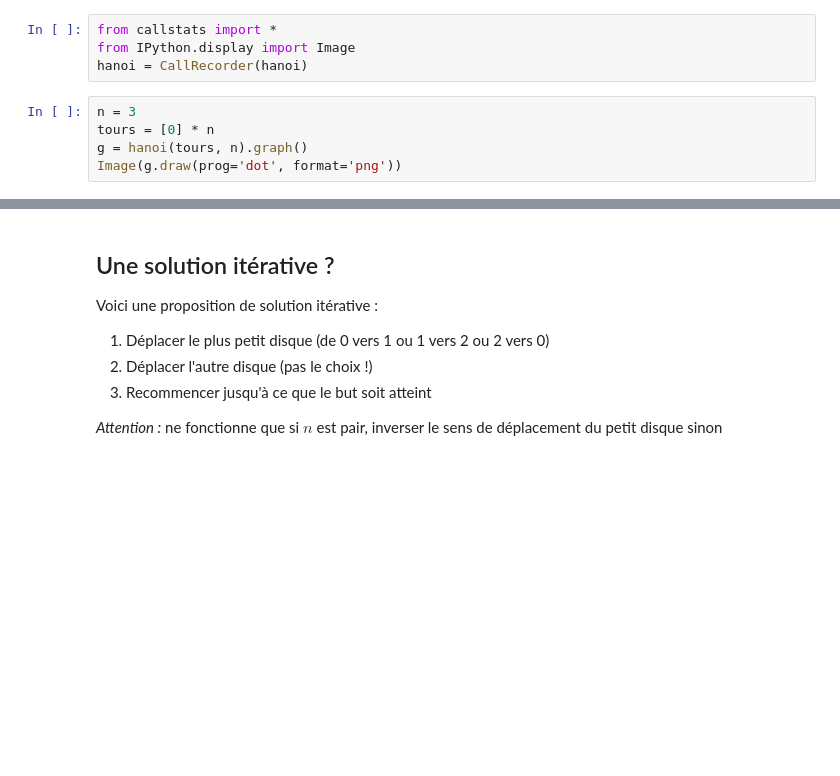
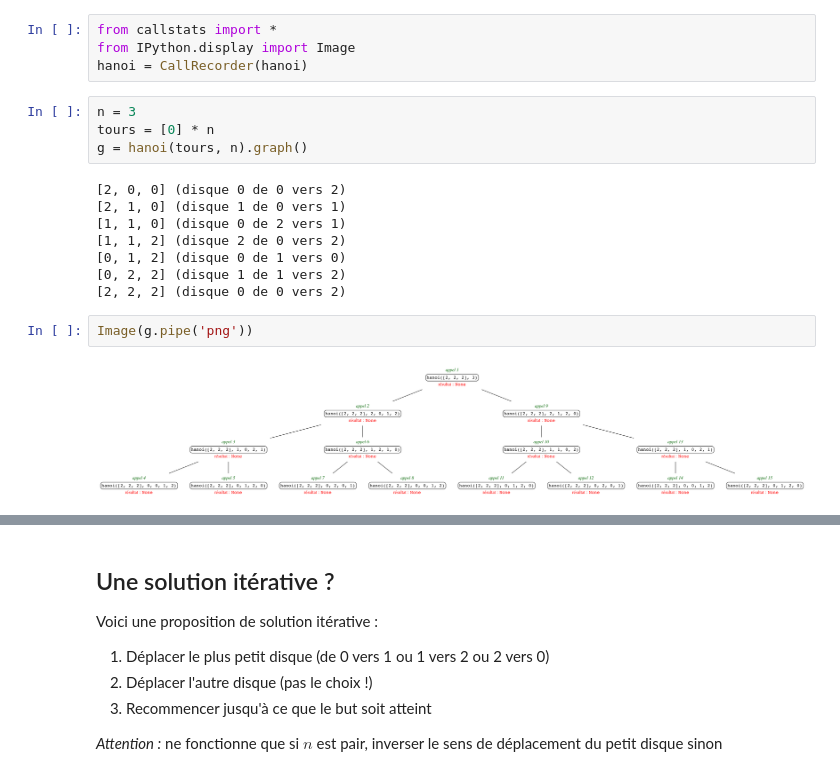
Before and after one commit to UGE-IGM/amphis-AP2, a Jupyter notebook: 03-problemes-recursifs.ipynb, the cells around one changed output, grey strips where cells are left out. Drawn from its saved outputs; the diff is of its cells as text; blank space fills up the shorter version.

```diff
--- a/03-problemes-recursifs.ipynb
+++ b/03-problemes-recursifs.ipynb
@@ -235,6 +245,17 @@ hanoi = CallRecorder(hanoi)
 n = 3
 tours = [0] * n
 g = hanoi(tours, n).graph()
-Image(g.draw(prog='dot', format='png'))
+# %% [output]
+[2, 0, 0] (disque 0 de 0 vers 2)
+[2, 1, 0] (disque 1 de 0 vers 1)
+[1, 1, 0] (disque 0 de 2 vers 1)
+[1, 1, 2] (disque 2 de 0 vers 2)
+[0, 1, 2] (disque 0 de 1 vers 0)
+[0, 2, 2] (disque 1 de 1 vers 2)
+[2, 2, 2] (disque 0 de 0 vers 2)
+# %%
+Image(g.pipe('png'))
+# %% [output]
+[figure, added]
 # %%
 tours = [0] * 10
```
Also changed, not shown: parts of 11 cells of this notebook, 6 other files.
